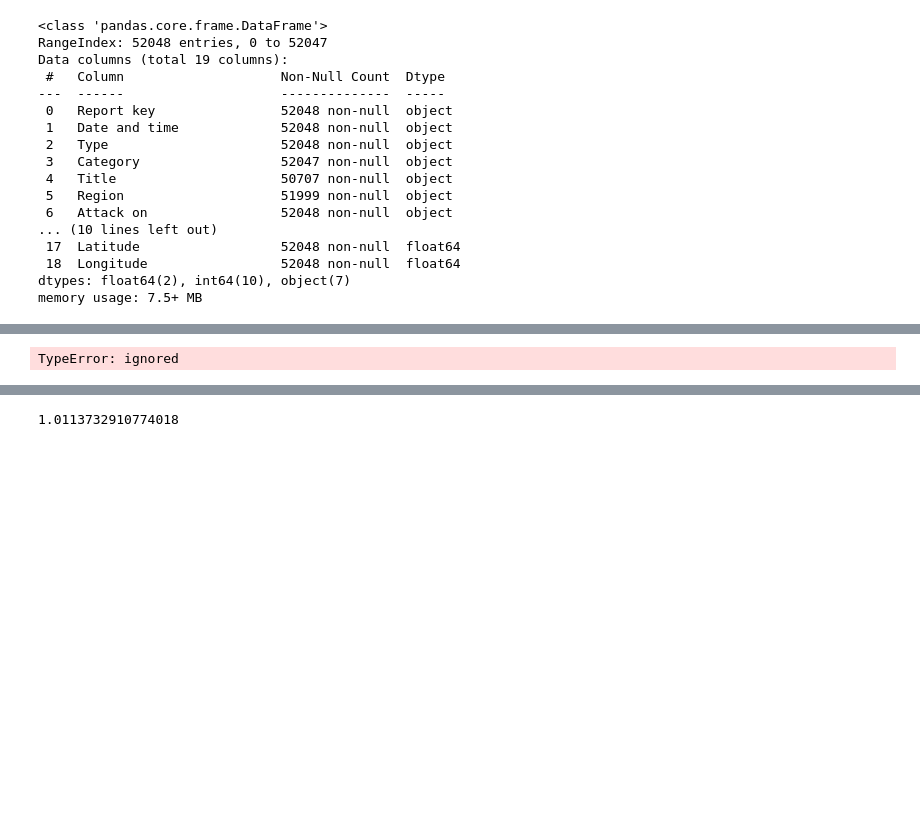
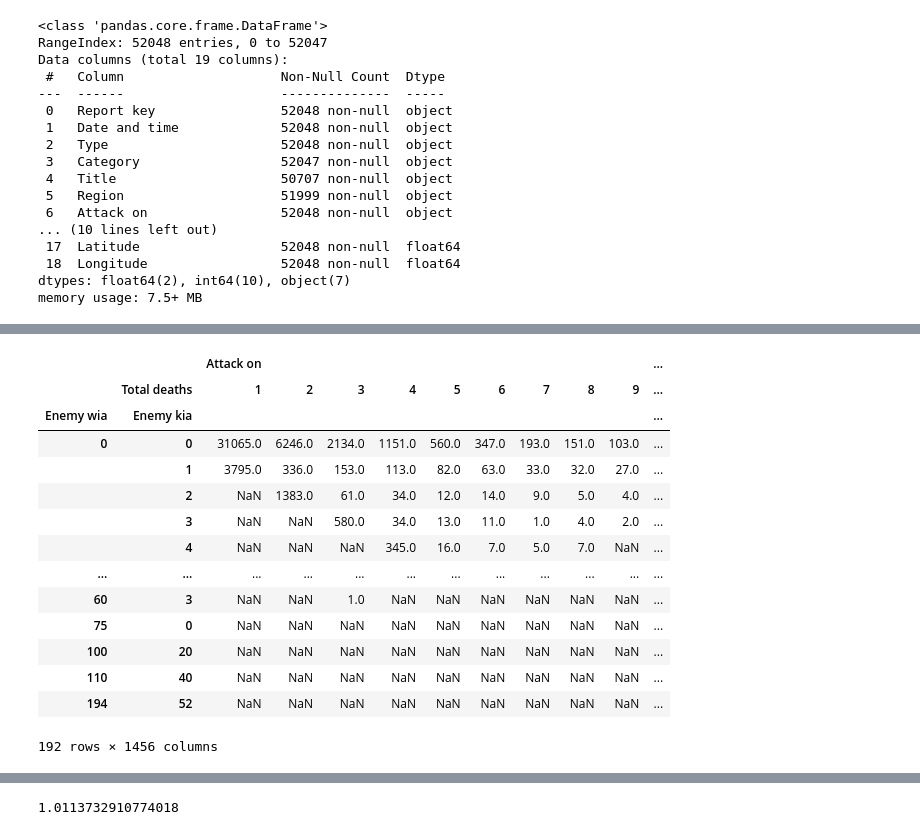
Before and after one commit to samanjalal499/statistics, a Jupyter notebook: histogram.ipynb, the cells around one changed output, grey strips where cells are left out. Drawn from its saved outputs; the diff is of its cells as text; code cells hidden in the pictures; blank space fills up the shorter version.

```diff
--- a/histogram.ipynb
+++ b/histogram.ipynb
@@ -102,5 +97,19 @@ NameError: ignored
 # %%
-pd.pivot_table(mydata, index=['Iraq forces killed', 'Date and time'],
-               colums=['Enemy kia '],aggfunc=len)
+pd.pivot_table(mydata, index=['Enemy wia','Enemy kia'],
+               columns=['Total deaths'],aggfunc=len)
 # %% [output]
+|  |  | Attack on |  |  |  |  |  |  |  |  | ... |
+|  | Total deaths | 1 | 2 | 3 | 4 | 5 | 6 | 7 | 8 | 9 | ... |
+| Enemy wia | Enemy kia |  |  |  |  |  |  |  |  |  | ... |
+| 0 | 0 | 31065.0 | 6246.0 | 2134.0 | 1151.0 | 560.0 | 347.0 | 193.0 | 151.0 | 103.0 | ... |
+|  | 1 | 3795.0 | 336.0 | 153.0 | 113.0 | 82.0 | 63.0 | 33.0 | 32.0 | 27.0 | ... |
+|  | 2 | NaN | 1383.0 | 61.0 | 34.0 | 12.0 | 14.0 | 9.0 | 5.0 | 4.0 | ... |
+|  | 3 | NaN | NaN | 580.0 | 34.0 | 13.0 | 11.0 | 1.0 | 4.0 | 2.0 | ... |
+|  | 4 | NaN | NaN | NaN | 345.0 | 16.0 | 7.0 | 5.0 | 7.0 | NaN | ... |
+| ... | ... | ... | ... | ... | ... | ... | ... | ... | ... | ... | ... |
+| 60 | 3 | NaN | NaN | 1.0 | NaN | NaN | NaN | NaN | NaN | NaN | ... |
+| 75 | 0 | NaN | NaN | NaN | NaN | NaN | NaN | NaN | NaN | NaN | ... |
+| 100 | 20 | NaN | NaN | NaN | NaN | NaN | NaN | NaN | NaN | NaN | ... |
+| 110 | 40 | NaN | NaN | NaN | NaN | NaN | NaN | NaN | NaN | NaN | ... |
+| 194 | 52 | NaN | NaN | NaN | NaN | NaN | NaN | NaN | NaN | NaN | ... |
-TypeError: ignored
+192 rows × 1456 columns
```
Also changed, not shown: parts of 9 cells of this notebook.
